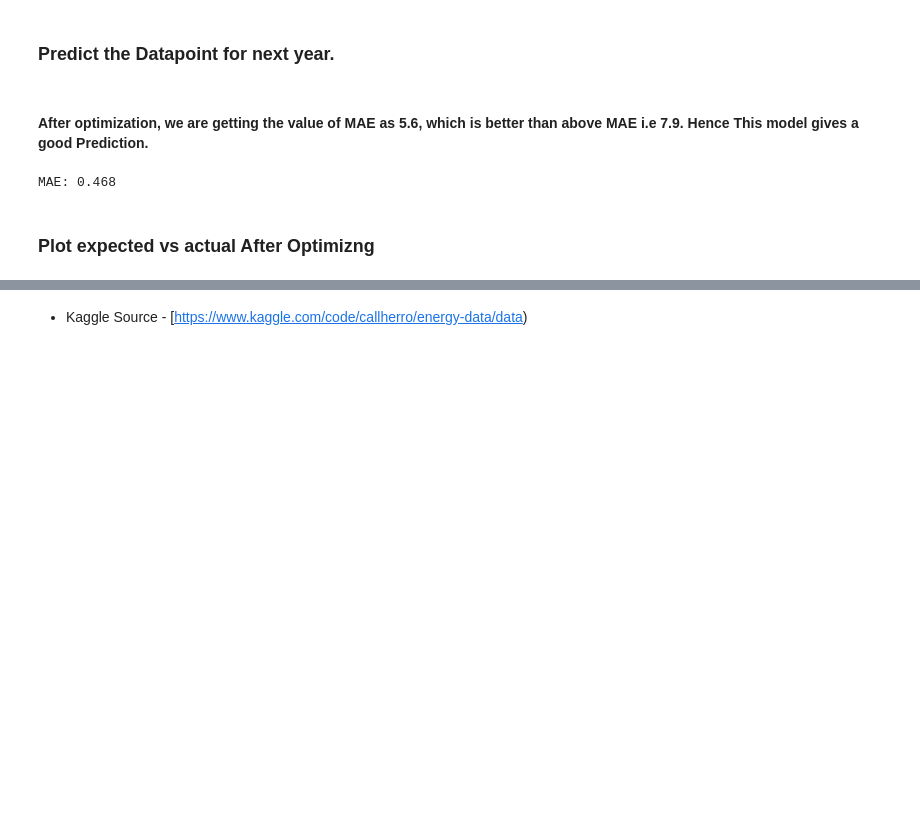
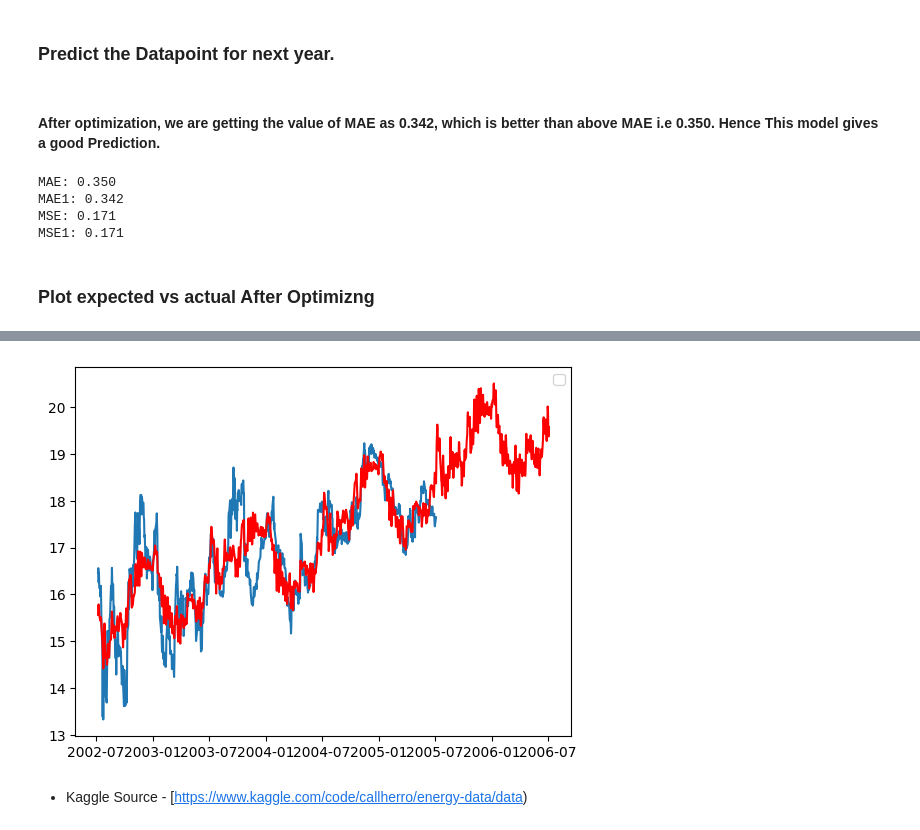
Before and after one commit to aimazin/Stock_predictions, a Jupyter notebook: MSFT_labs_time_series_forecasting_with_prophet_2022.ipynb, the cells around one changed output, grey strips where cells are left out. Drawn from its saved outputs; the diff is of its cells as text; code cells hidden in the pictures; blank space fills up the shorter version.

```diff
--- a/MSFT_labs_time_series_forecasting_with_prophet_2022.ipynb
+++ b/MSFT_labs_time_series_forecasting_with_prophet_2022.ipynb
@@ -581,7 +593,7 @@ You can add other seasonalities (monthly, quarterly, hourly) using the add_seaso
 #### Fourier_order can differ for different datasets.
 #### Note : Higher Furier_order Value can lead to Overfitting.
 # %%
-model1=Prophet(daily_seasonality=True).add_seasonality(name='yearly',period=365,fourier_order=70)
+model1=Prophet(daily_seasonality=True).add_seasonality(name='yearly',period=365,fourier_order=75)
 # %% [markdown]
 ### Fit Model with Hyper Patameter Tuning
 # %% [markdown]
@@ -629,15 +641,23 @@ future_dates1=model1.make_future_dataframe(periods=365)
 # %%
 prediction1=model1.predict(future_dates1)
 # %% [markdown]
-#### After optimization, we are getting the value of MAE as 5.6, which is better than above MAE i.e 7.9. Hence This model gives a good Prediction.
+#### After optimization, we are getting the value of MAE as 0.342, which is better than above MAE i.e 0.350. Hence This model gives a good Prediction.
 # %%
-from sklearn.metrics import mean_absolute_error
+from sklearn.metrics import mean_absolute_error, mean_squared_error
 y_true = df['y'].values
-y_pred = prediction1['yhat'][:755].values
-mae = mean_absolute_error(y_true, y_pred)
+y_pred1 = prediction1['yhat'].values
+mae1 = mean_absolute_error(y_true[-365:], y_pred1[390:755])
+mse = mean_squared_error(y_true[-365:], y_pred[390:755])
+mse1 = mean_squared_error(y_true[-365:], y_pred1[390:755])
 print('MAE: %.3f' % mae)
+print('MAE1: %.3f' % mae1)
+print('MSE: %.3f' % mse)
+print('MSE1: %.3f' % mse1)
 # %% [output]
-MAE: 0.468
+MAE: 0.350
+MAE1: 0.342
+MSE: 0.171
+MSE1: 0.171
 # %% [markdown]
 ### Plot expected vs actual After Optimizng
 # %%
@@ -652,3 +672,9 @@ fig.add_trace(go.Scatter(x=prediction1['ds'], y=prediction1['yhat'],
 fig.show()
 # %% [output]
 [interactive output not drawn]
+# %%
+pyplot.plot(df.ds,df.y)
+pyplot.plot(prediction1.ds,prediction1.yhat,c='r')
+pyplot.legend()
+pyplot.show()
+# %% [output]
@@ -655,3 +682,4 @@ fig.show()
+[figure, added]
 # %% [markdown]
 *   Kaggle Source - [https://www.kaggle.com/code/callherro/energy-data/data)
 # %% [markdown]
```
Also changed, not shown: parts of 16 cells of this notebook.
